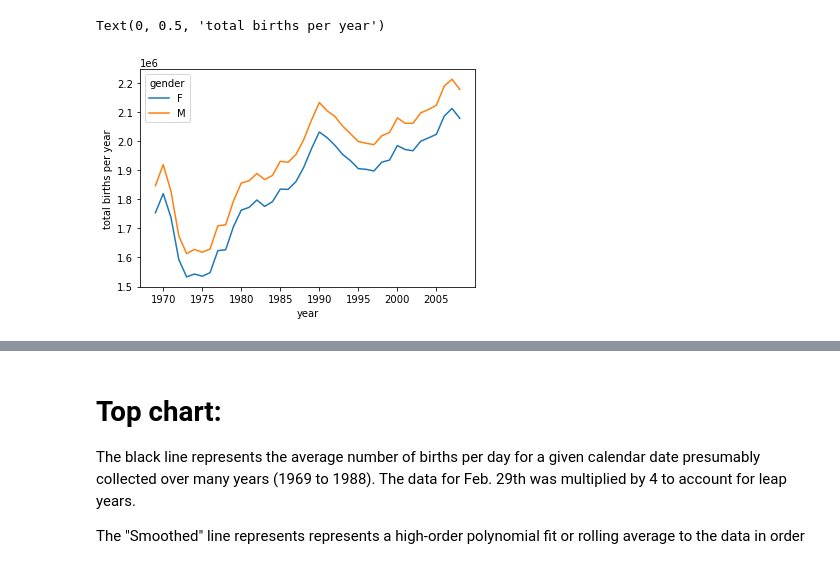
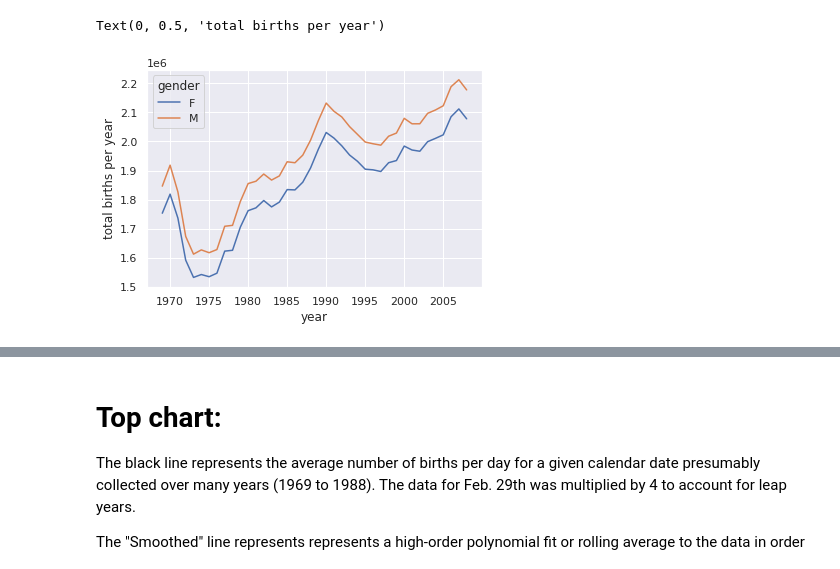
Before and after one commit to cb-ds-1/m2-3-exploration, a Jupyter notebook: workshop.ipynb, the cells around one changed output, grey strips where cells are left out. Cells and saved outputs as stored; diff of their text form; code cells hidden in the pictures.

```diff
--- a/workshop.ipynb
+++ b/workshop.ipynb
@@ -16,13 +16,14 @@ Reproduce the following plot of births by gender over time given the data:
 Note the `1e6` on the y axis for scale
 # %%
 df = pd.read_csv('data/births.csv')
+sns.set()
 df[df.gender == 'F'].groupby(by='year').sum()['births'].plot(label='F')
 df[df.gender == 'M'].groupby(by='year').sum()['births'].plot(label='M')
 plt.legend(title='gender')
 plt.ylabel('total births per year')
 # %% [output]
 Text(0, 0.5, 'total births per year')
-[figure, old version]
+[figure, new version]
 # %% [markdown]
 # 1.2 Births anomalies
 
```
Also changed, not shown: parts of 13 cells of this notebook.
